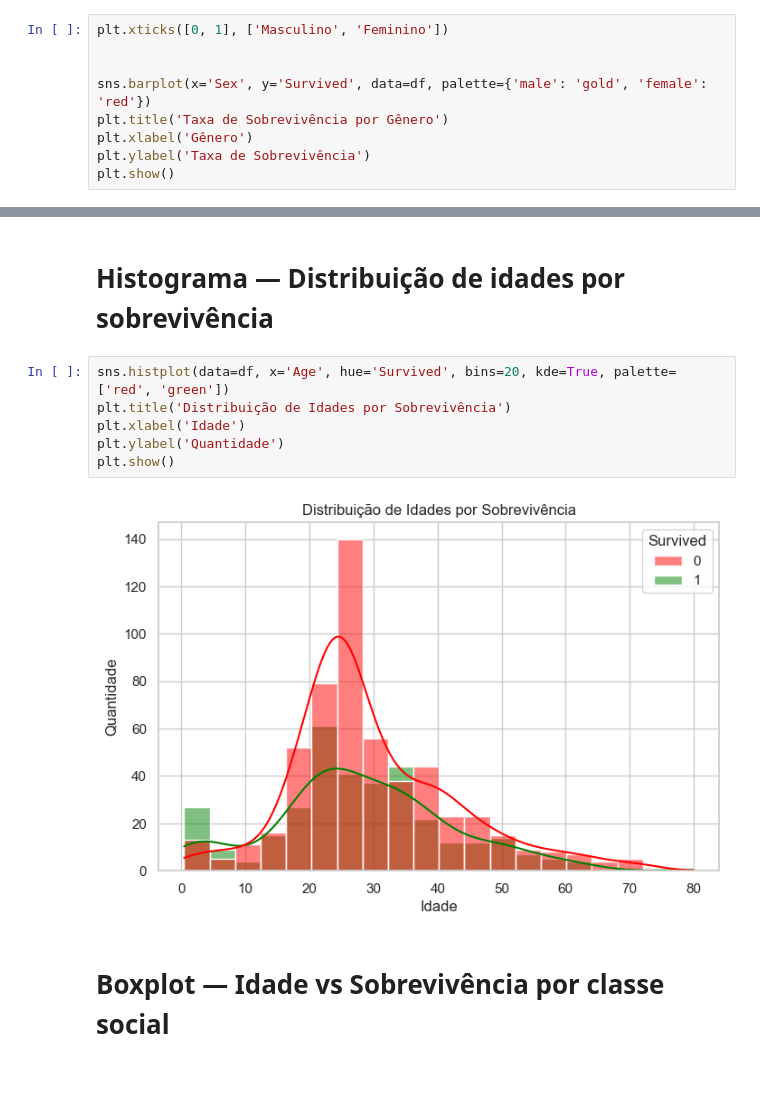
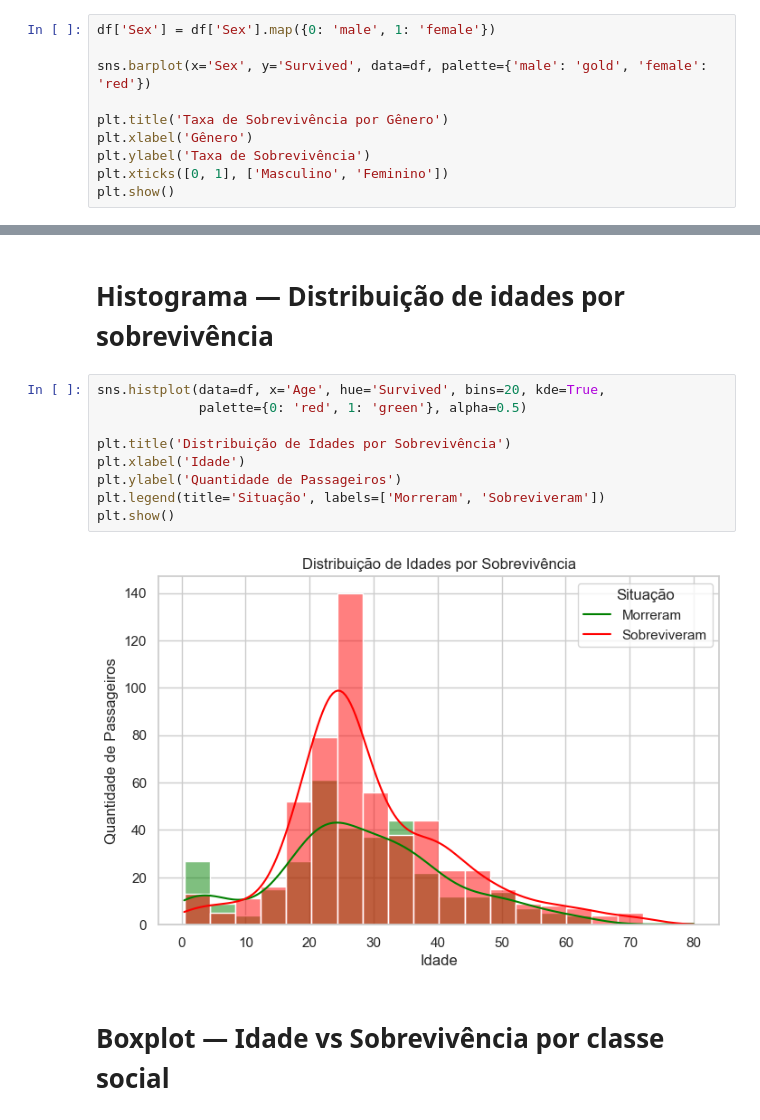
Before and after one commit to Mayk-Gabriel/Mayk, a Jupyter notebook: Pre-processamento de dados titanic.ipynb, the cells around one changed output, grey strips where cells are left out. Drawn from its saved outputs; the diff is of its cells as text; blank space fills up the shorter version.

```diff
--- a/Pre-processamento de dados titanic.ipynb
+++ b/Pre-processamento de dados titanic.ipynb
@@ -126,13 +133,14 @@ df['ClasseSocial'] = df['Pclass'].map({1: 'Alta', 2: 'Média', 3: 'Baixa'})
 # %% [markdown]
 # Gráfico de barras — Taxa de sobrevivência por gênero
 # %%
-plt.xticks([0, 1], ['Masculino', 'Feminino'])
-
+df['Sex'] = df['Sex'].map({0: 'male', 1: 'female'})
 
 sns.barplot(x='Sex', y='Survived', data=df, palette={'male': 'gold', 'female': 'red'})
+
 plt.title('Taxa de Sobrevivência por Gênero')
 plt.xlabel('Gênero')
 plt.ylabel('Taxa de Sobrevivência')
+plt.xticks([0, 1], ['Masculino', 'Feminino'])
 plt.show()
 # %% [output]
 Passing `palette` without assigning `hue` is deprecated and will be removed in v0.14.0. Assign the `x` variable to `hue` and set `legend=False` for the same effect.
@@ -142,13 +150,16 @@ Passing `palette` without assigning `hue` is deprecated and will be removed in v
 # %% [markdown]
 # Histograma — Distribuição de idades por sobrevivência
 # %%
-sns.histplot(data=df, x='Age', hue='Survived', bins=20, kde=True, palette=['red', 'green'])
+sns.histplot(data=df, x='Age', hue='Survived', bins=20, kde=True,
+             palette={0: 'red', 1: 'green'}, alpha=0.5)
+
 plt.title('Distribuição de Idades por Sobrevivência')
 plt.xlabel('Idade')
-plt.ylabel('Quantidade')
+plt.ylabel('Quantidade de Passageiros')
+plt.legend(title='Situação', labels=['Morreram', 'Sobreviveram'])
 plt.show()
 # %% [output]
-[figure, old version]
+[figure, new version]
 # %% [markdown]
 # Boxplot — Idade vs Sobrevivência por classe social
 # %%
```
Also changed, not shown: parts of 1 cell of this notebook.
